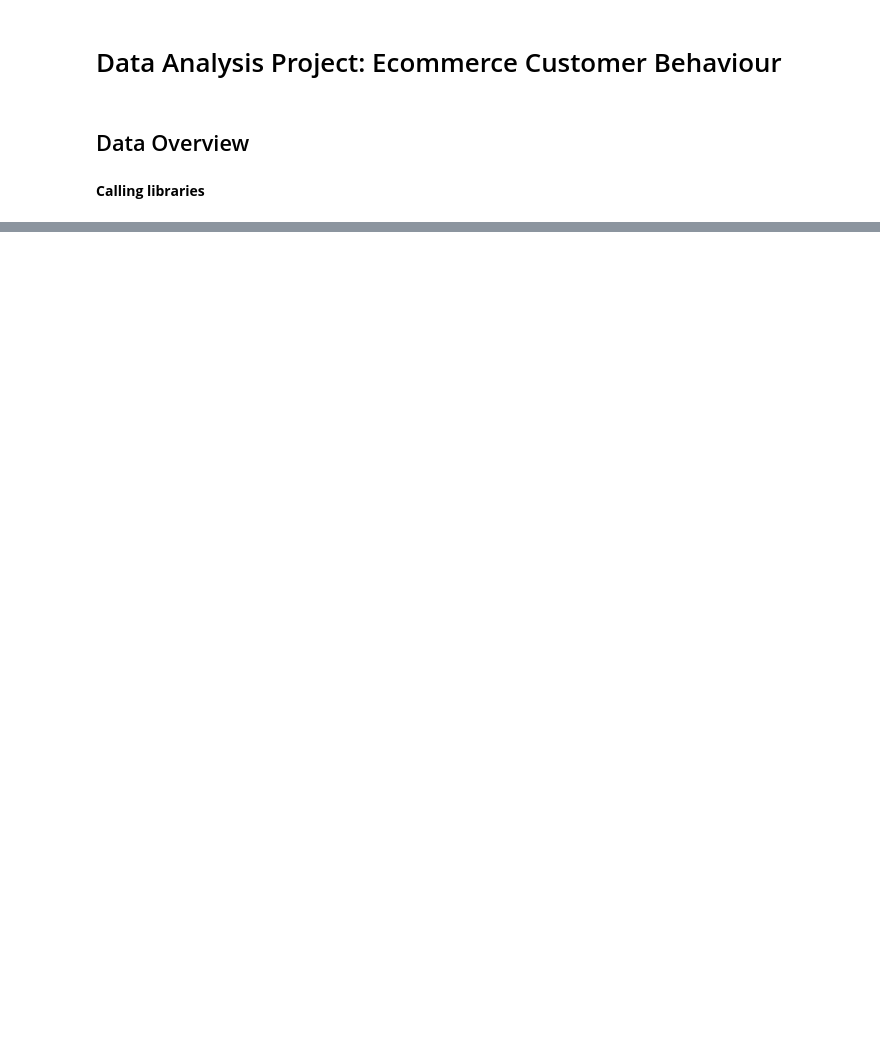
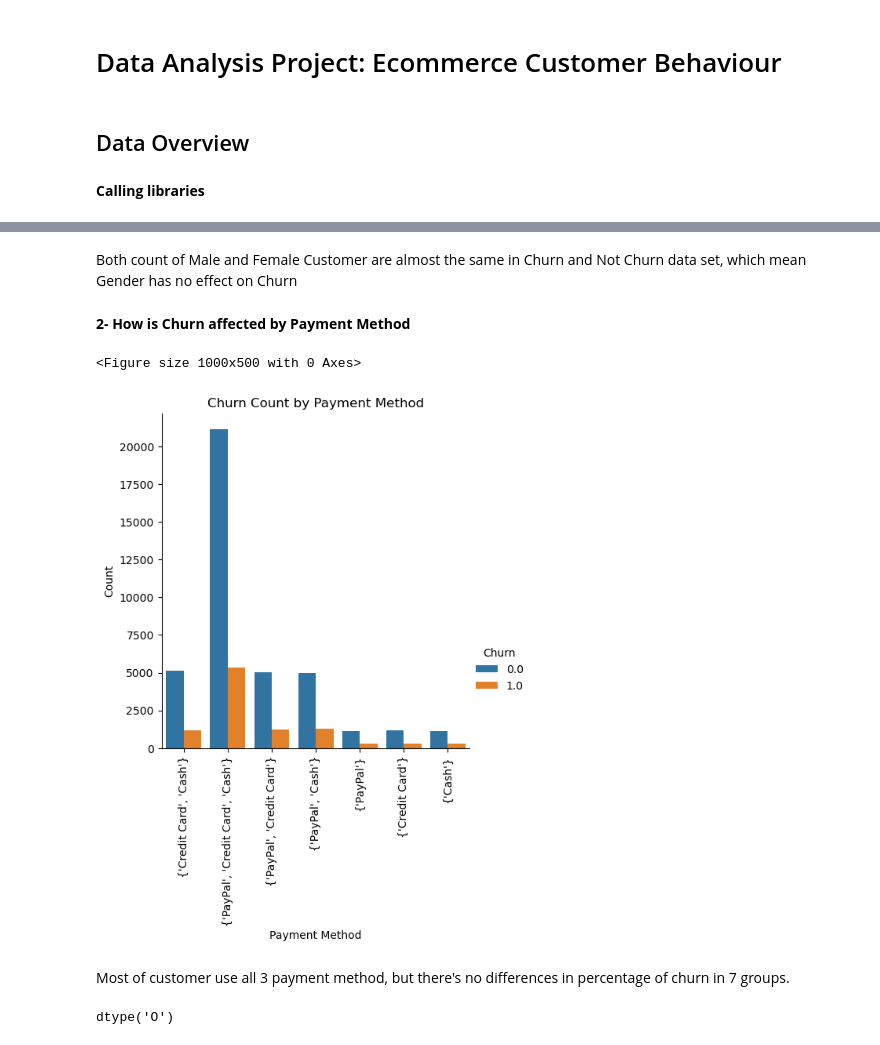
Before and after one commit to AgentMajin/Data-Analysis-Project, a Jupyter notebook: Analysis-Notebook.ipynb, the cells around one changed output, grey strips where cells are left out. Saved outputs shown, nothing was run; the diff lists cells and outputs as text; code cells hidden in the pictures; blank space fills up the shorter version.

```diff
--- a/Analysis-Notebook.ipynb
+++ b/Analysis-Notebook.ipynb
@@ -19,0 +16,3 @@ Downloading e-commerce-customer-for-behavior-analysis.zip to d:\P.Truong\Downloa
+# %%
+df = pd.read_csv('ecommerce_customer_data_large.csv').copy()
+df.head()
@@ -19,0 +160,27 @@ Downloading e-commerce-customer-for-behavior-analysis.zip to d:\P.Truong\Downloa
+# %% [markdown]
+Both count of Male and Female Customer are almost the same in Churn and Not Churn data set, which mean Gender has no effect on Churn
+# %% [markdown]
+<b> 2- How is Churn affected by Payment Method
+# %%
+payment_df = df.groupby('Customer ID')[['Payment Method', 'Churn']].agg({'Payment Method': set, 'Churn': 'mean'}).reset_index()
+payment_df['Payment Method'] = payment_df['Payment Method'].astype(str)
+# payment_df_ = df_.groupby('Customer ID')[['Payment Method', 'Churn']].agg({'Payment Method': set, 'Churn': 'mean'}).reset_index()
+# payment_df_not = df_not.groupby('Customer ID')[['Payment Method', 'Churn']].agg({'Payment Method': set, 'Churn': 'mean'}).reset_index()
+
+
+plt.figure(figsize=(10,5))
+plot = sns.catplot(data = payment_df, x = 'Payment Method', hue='Churn',kind='count')
+plt.xlabel('Payment Method')
+plt.ylabel('Count')
+plt.title('Churn Count by Payment Method')
+plot.set_xticklabels(rotation=90)
+plt.show()
+# %% [output]
+<Figure size 1000x500 with 0 Axes>
+[figure, added]
+# %% [markdown]
+Most of customer use all 3 payment method, but there's no differences in percentage of churn in 7 groups.
+# %%
+payment_df['Payment Method'].dtype
+# %% [output]
+dtype('O')
```
Also changed, not shown: parts of 22 cells of this notebook.
